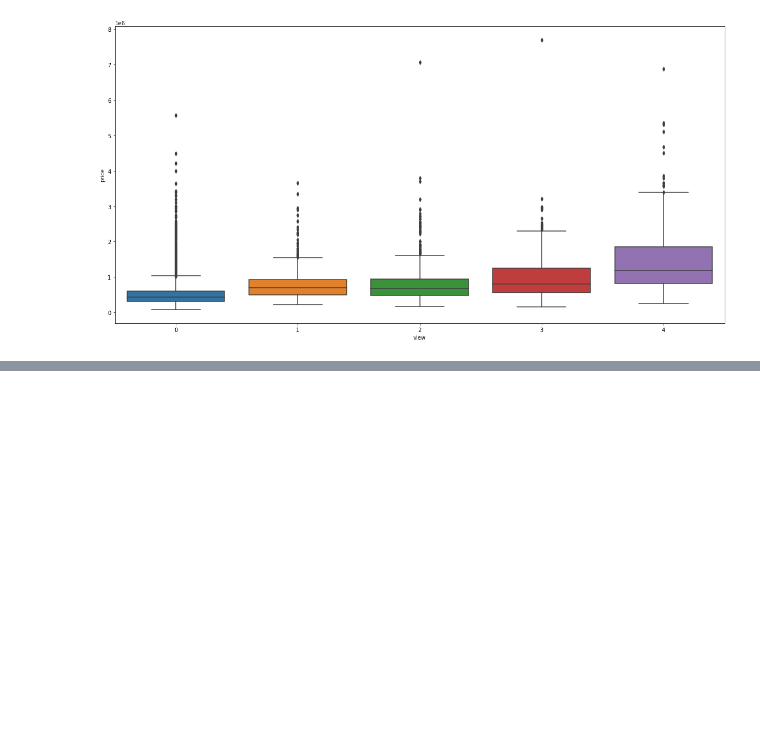
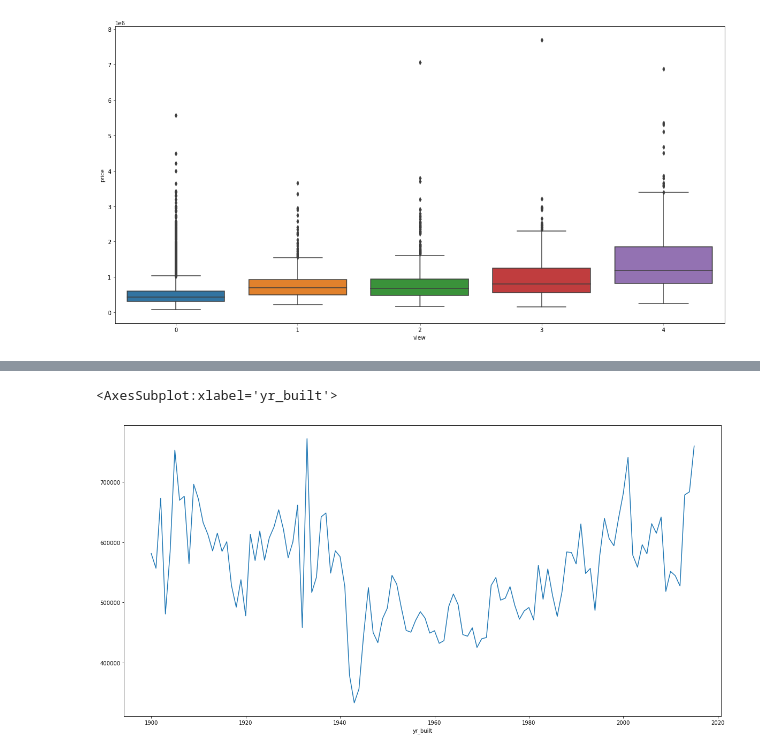
Before and after one commit to jackson9413/flask-house-price, a Jupyter notebook: data_analysis_machine_learning.ipynb, the cells around one changed output, grey strips where cells are left out. Drawn from its saved outputs; the diff is of its cells as text; code cells hidden in the pictures; blank space fills up the shorter version.

```diff
--- a/data_analysis_machine_learning.ipynb
+++ b/data_analysis_machine_learning.ipynb
@@ -270,0 +278,8 @@ sns.boxplot(x = 'view', y = 'price', data = df)
+# %%
+# group by year built and average price
+# draw a plot to show the relationship between year built and average price
+plt.figure(figsize=(20,10))
+df.groupby('yr_built').price.mean().plot()
+# %% [output]
+<AxesSubplot:xlabel='yr_built'>
+[figure, added]
```
Also changed, not shown: parts of 9 cells of this notebook.
